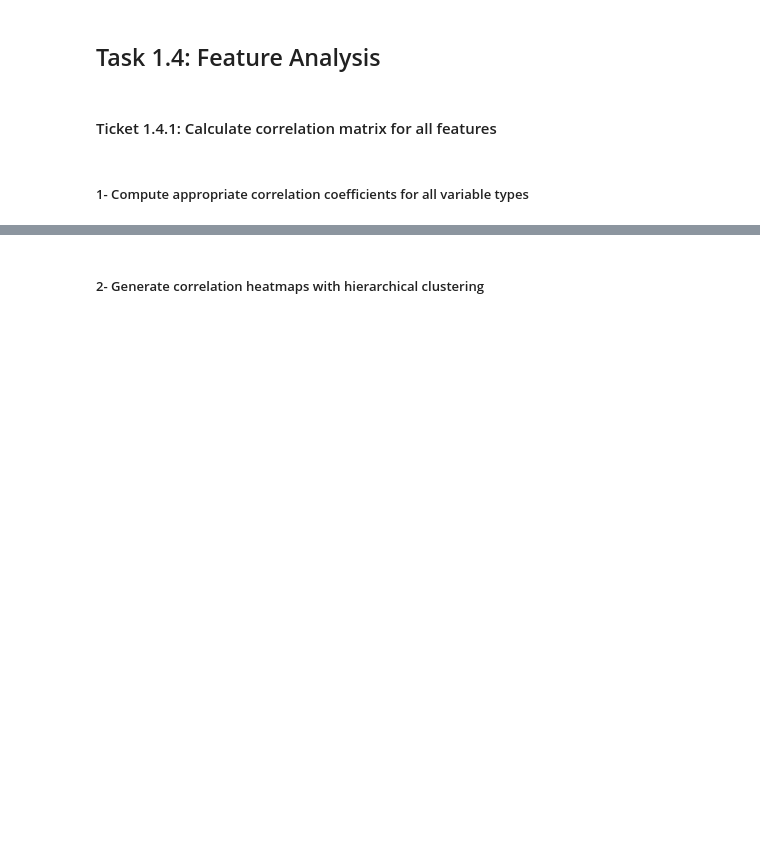
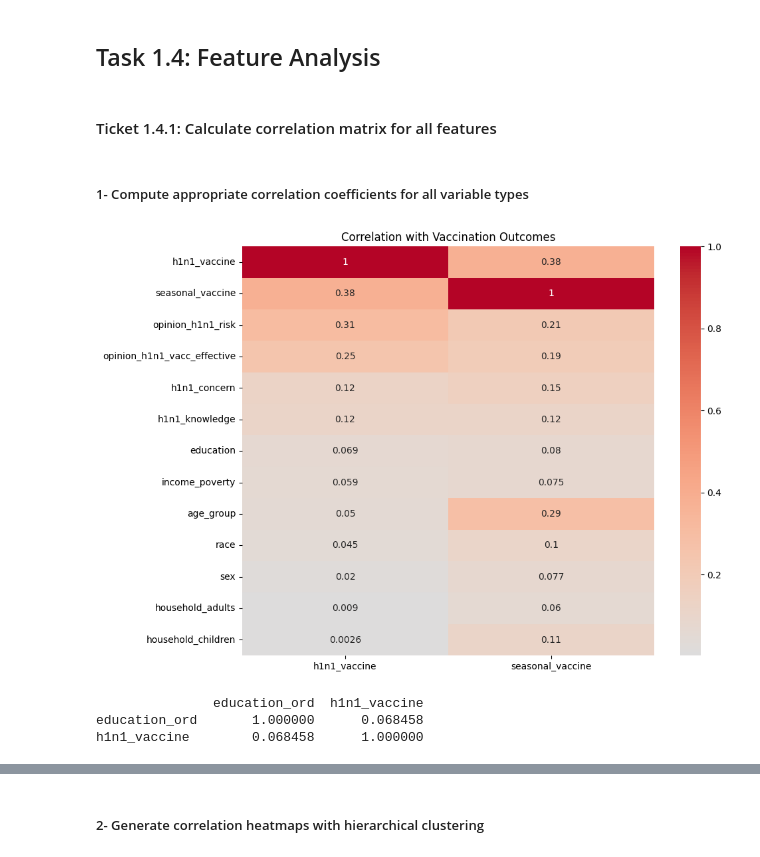
Before and after one commit to gulnamo01/Project-A_Data-Circle, a Jupyter notebook: notebooks/yahya_eda.ipynb, the cells around one changed output, grey strips where cells are left out. Saved outputs shown, nothing was run; the diff lists cells and outputs as text; code cells hidden in the pictures; blank space fills up the shorter version.

```diff
--- a/notebooks/yahya_eda.ipynb
+++ b/notebooks/yahya_eda.ipynb
@@ -539,3 +539,47 @@ Summary for outliers analysis:
 #### Ticket 1.4.1: Calculate correlation matrix for all features
 # %% [markdown]
 ##### 1- Compute appropriate correlation coefficients for all variable types
+# %%
+import matplotlib.pyplot as plt
+from dython.nominal import associations
+
+# 2. Define variable types
+numerical = ['h1n1_concern', 'h1n1_knowledge', 'opinion_h1n1_vacc_effective',
+            'opinion_h1n1_risk', 'household_adults', 'household_children']
+
+categorical = ['age_group', 'education', 'race', 'sex', 'income_poverty']
+
+binary_targets = ['h1n1_vaccine', 'seasonal_vaccine']
+
+# 3. Compute associations using dython (handles mixed data types)
+assoc = associations(
+    train_data[numerical + categorical + binary_targets],
+    nominal_columns=categorical + binary_targets,
+    plot=False,
+    compute_only=True
+)
+
+# 4. Visualize correlations with targets
+target_corrs = assoc['corr'][['h1n1_vaccine', 'seasonal_vaccine']].sort_values(
+    'h1n1_vaccine', ascending=False)
+
+plt.figure(figsize=(10, 8))
+plt.title("Correlation with Vaccination Outcomes")
+sns.heatmap(target_corrs, annot=True, cmap='coolwarm', center=0)
+plt.show()
+# %% [output]
+[figure, added]
+# %%
+education_order = [
+    '< 12 Years', '12 Years', 'Some College', 'College Graduate'
+]
+
+train_data['education_ord'] = train_data['education'].map(
+    lambda x: education_order.index(x) if x in education_order else -1
+)
+
+print(train_data[['education_ord', 'h1n1_vaccine']].corr(method='spearman'))
+# %% [output]
+               education_ord  h1n1_vaccine
+education_ord       1.000000      0.068458
+h1n1_vaccine        0.068458      1.000000
```
Also changed, not shown: parts of 6 cells of this notebook.
